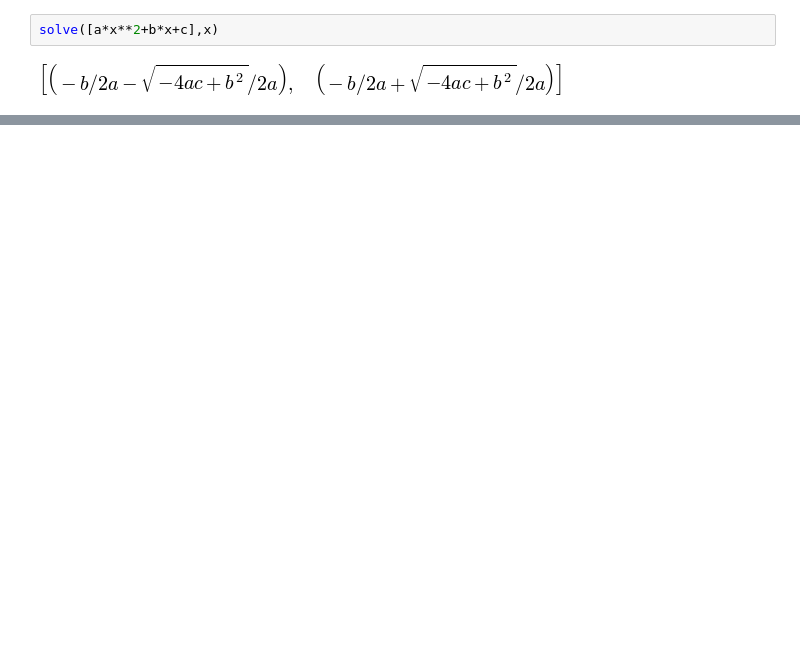
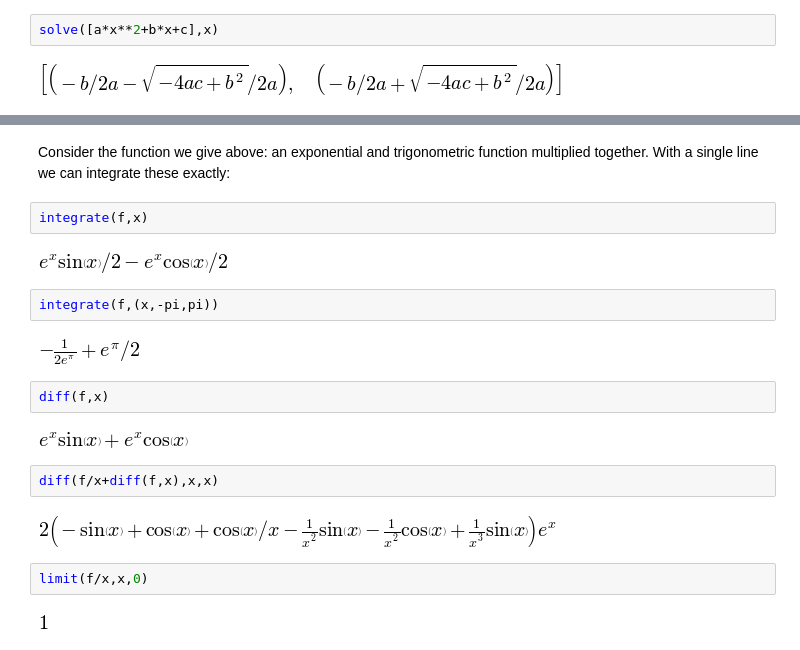
Before and after one commit to Davidjohnwilson/mathinvestigations, a Jupyter notebook: SymPy Investigation.ipynb, the cells around one changed output, grey strips where cells are left out. Cells and saved outputs as stored; diff of their text form; blank space fills up the shorter version.

```diff
--- a/SymPy Investigation.ipynb
+++ b/SymPy Investigation.ipynb
@@ -155,0 +167,22 @@ solve([a*x**2+b*x+c],x)
+# %% [markdown]
+Consider the function we give above: an exponential and trigonometric function multiplied together. With a single line we can integrate these exactly:
+# %%
+integrate(f,x)
+# %% [output]
+[figure, added]
+# %%
+integrate(f,(x,-pi,pi))
+# %% [output]
+[figure, added]
+# %%
+diff(f,x)
+# %% [output]
+[figure, added]
+# %%
+diff(f/x+diff(f,x),x,x)
+# %% [output]
+[figure, added]
+# %%
+limit(f/x,x,0)
+# %% [output]
+[figure, added]
```
Also changed, not shown: parts of 12 cells of this notebook, 1 other file.
